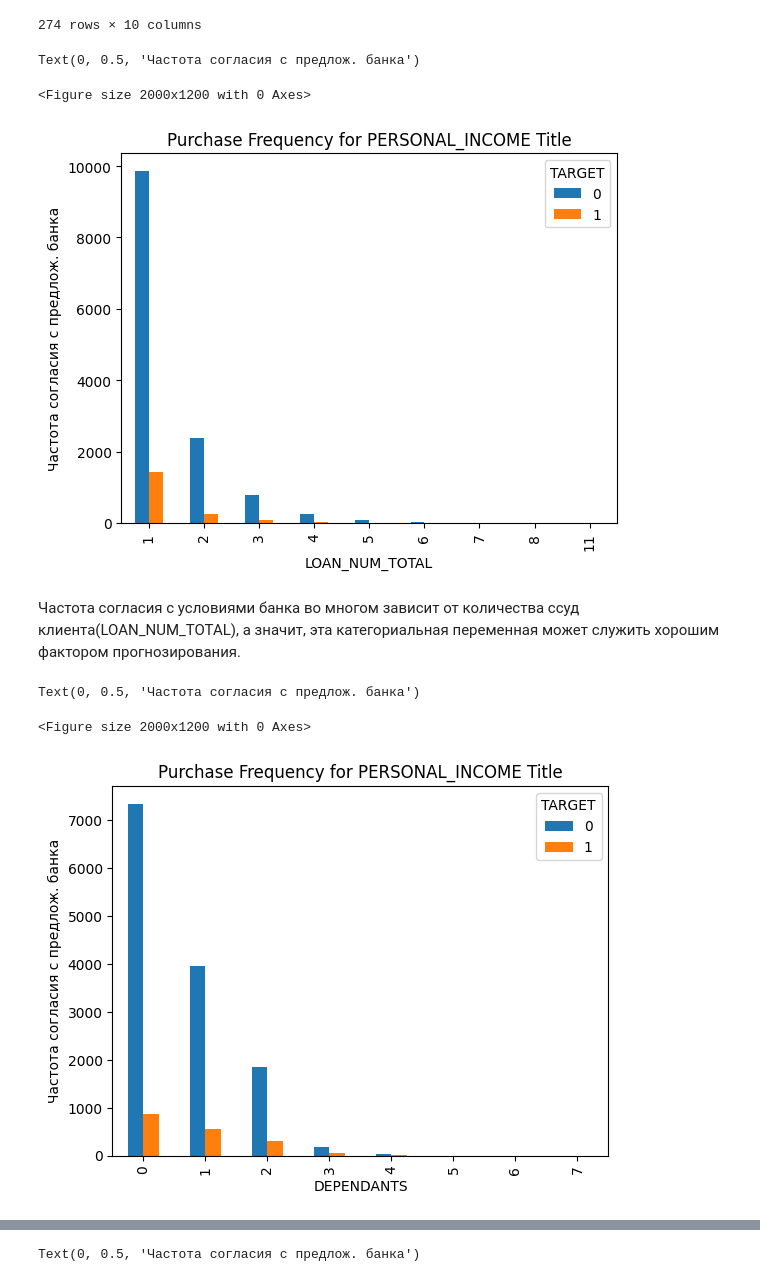
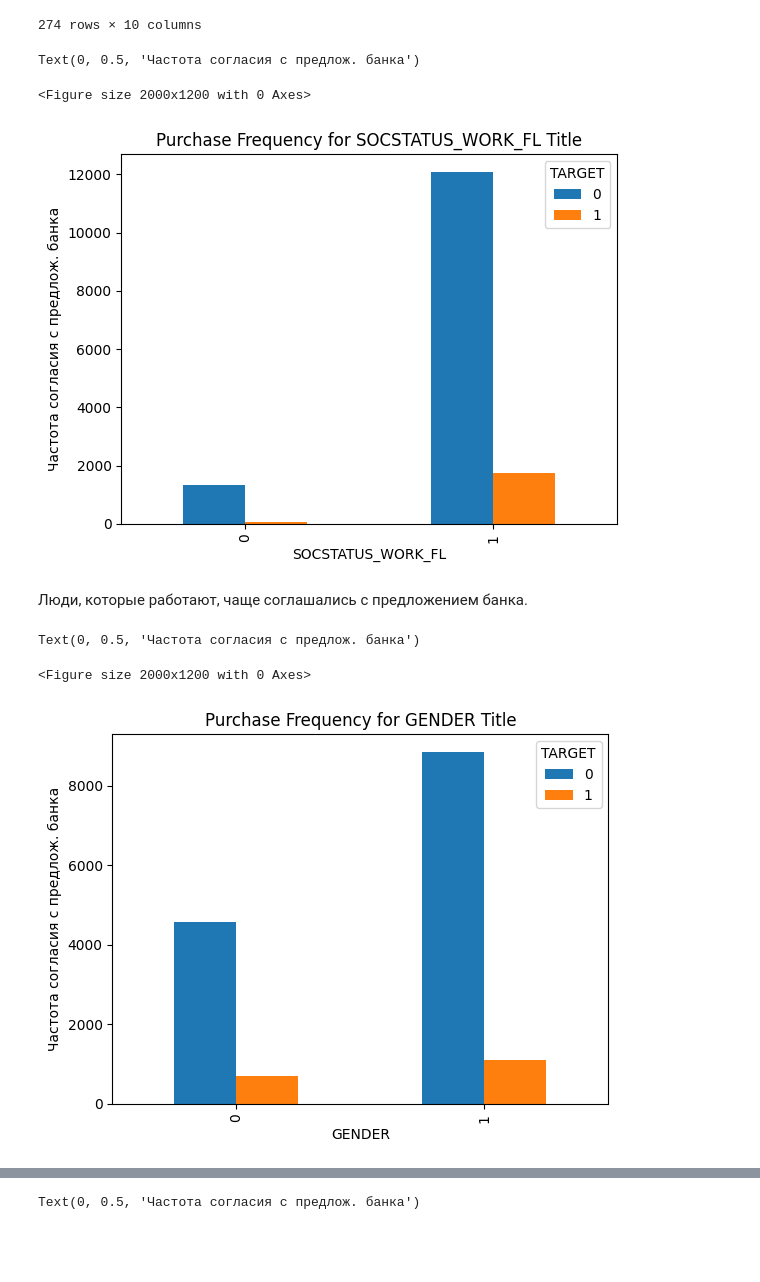
Before and after one commit to Dmitriy6655/Sem_03_logistic_regerssion, a Jupyter notebook: Sem_03_lin_regerssion.ipynb, the cells around one changed output, grey strips where cells are left out. Saved outputs shown, nothing was run; the diff lists cells and outputs as text; code cells hidden in the pictures; blank space fills up the shorter version.

```diff
--- a/Sem_03_lin_regerssion.ipynb
+++ b/Sem_03_lin_regerssion.ipynb
@@ -155,33 +156,33 @@ data.groupby('PERSONAL_INCOME').mean()
 %matplotlib inline
 plt.figure(figsize=(20,12))
 # pd.crosstab(data.LOAN_NUM_CLOSED,data.TARGET).plot(kind='bar')
-pd.crosstab(data.LOAN_NUM_TOTAL,data.TARGET).plot(kind='bar')
+pd.crosstab(data.SOCSTATUS_WORK_FL,data.TARGET).plot(kind='bar')
 
 
 # DEPENDANTS
-plt.title('Purchase Frequency for PERSONAL_INCOME Title')
+plt.title('Purchase Frequency for SOCSTATUS_WORK_FL Title')
 # plt.xlabel('---')
 plt.ylabel('Частота согласия с предлож. банка')
 # plt.savefig('purchase_fre_job')
 # %% [output]
 Text(0, 0.5, 'Частота согласия с предлож. банка')
 <Figure size 2000x1200 with 0 Axes>
-[figure, old version]
+[figure, new version]
-# %% [markdown]
-Частота согласия с условиями банка во многом зависит от количества ссуд клиента(LOAN_NUM_TOTAL), а значит, эта категориальная переменная может служить хорошим фактором прогнозирования.
+# %% [markdown]
+Люди, которые работают, чаще соглашались с предложением банка.
 # %%
 %matplotlib inline
 plt.figure(figsize=(20,12))
 # pd.crosstab(data.LOAN_NUM_CLOSED,data.TARGET).plot(kind='bar')
-pd.crosstab(data.DEPENDANTS,data.TARGET).plot(kind='bar')
+pd.crosstab(data.GENDER,data.TARGET).plot(kind='bar')
 
 
 # DEPENDANTS
-plt.title('Purchase Frequency for PERSONAL_INCOME Title')
+plt.title('Purchase Frequency for GENDER Title')
 # plt.xlabel('---')
 plt.ylabel('Частота согласия с предлож. банка')
 # plt.savefig('purchase_fre_job')
 # %% [output]
 Text(0, 0.5, 'Частота согласия с предлож. банка')
 <Figure size 2000x1200 with 0 Axes>
-[figure, old version]
+[figure, new version]
```
Also changed, not shown: parts of 9 cells of this notebook.
